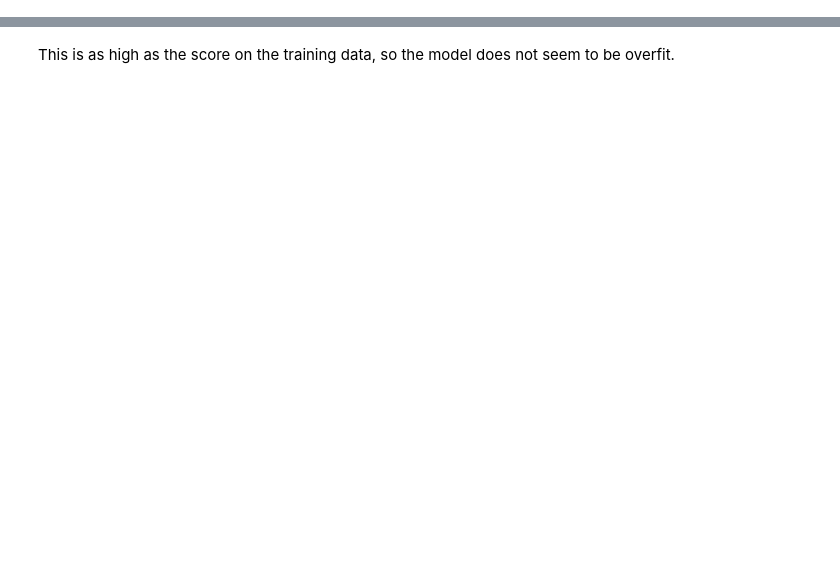
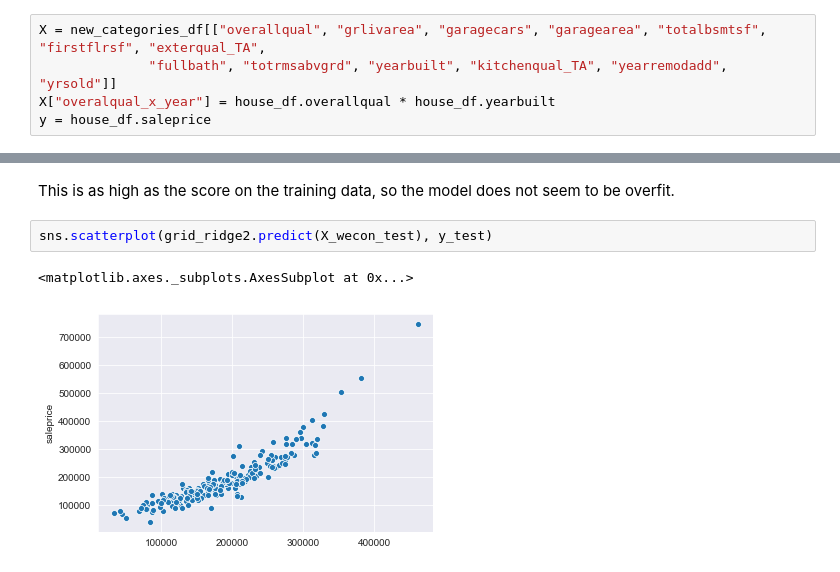
Before and after one commit to chrisoyer/thinkful_notes, a Jupyter notebook: Unit_2_supervised_learning/19/19.8_Regression_Challenge.ipynb, the cells around one changed output, grey strips where cells are left out. Drawn from its saved outputs; the diff is of its cells as text; blank space fills up the shorter version.

```diff
--- a/Unit_2_supervised_learning/19/19.8_Regression_Challenge.ipynb
+++ b/Unit_2_supervised_learning/19/19.8_Regression_Challenge.ipynb
@@ -170,0 +224,5 @@ y = house_df.saleprice
+# %%
+X = new_categories_df[["overallqual", "grlivarea", "garagecars", "garagearea", "totalbsmtsf", "firstflrsf", "exterqual_TA",
+              "fullbath", "totrmsabvgrd", "yearbuilt", "kitchenqual_TA", "yearremodadd", "yrsold"]]
+X["overalqual_x_year"] = house_df.overallqual * house_df.yearbuilt
+y = house_df.saleprice
@@ -374,2 +496,7 @@ grid_ridge2.score(X_wecon_test, y_test)
 # %% [markdown]
 This is as high as the score on the training data, so the model does not seem to be overfit.
+# %%
+sns.scatterplot(grid_ridge2.predict(X_wecon_test), y_test)
+# %% [output]
+<matplotlib.axes._subplots.AxesSubplot at 0x...>
+[figure, added]
```
Also changed, not shown: parts of 19 cells of this notebook, 2 other files.
